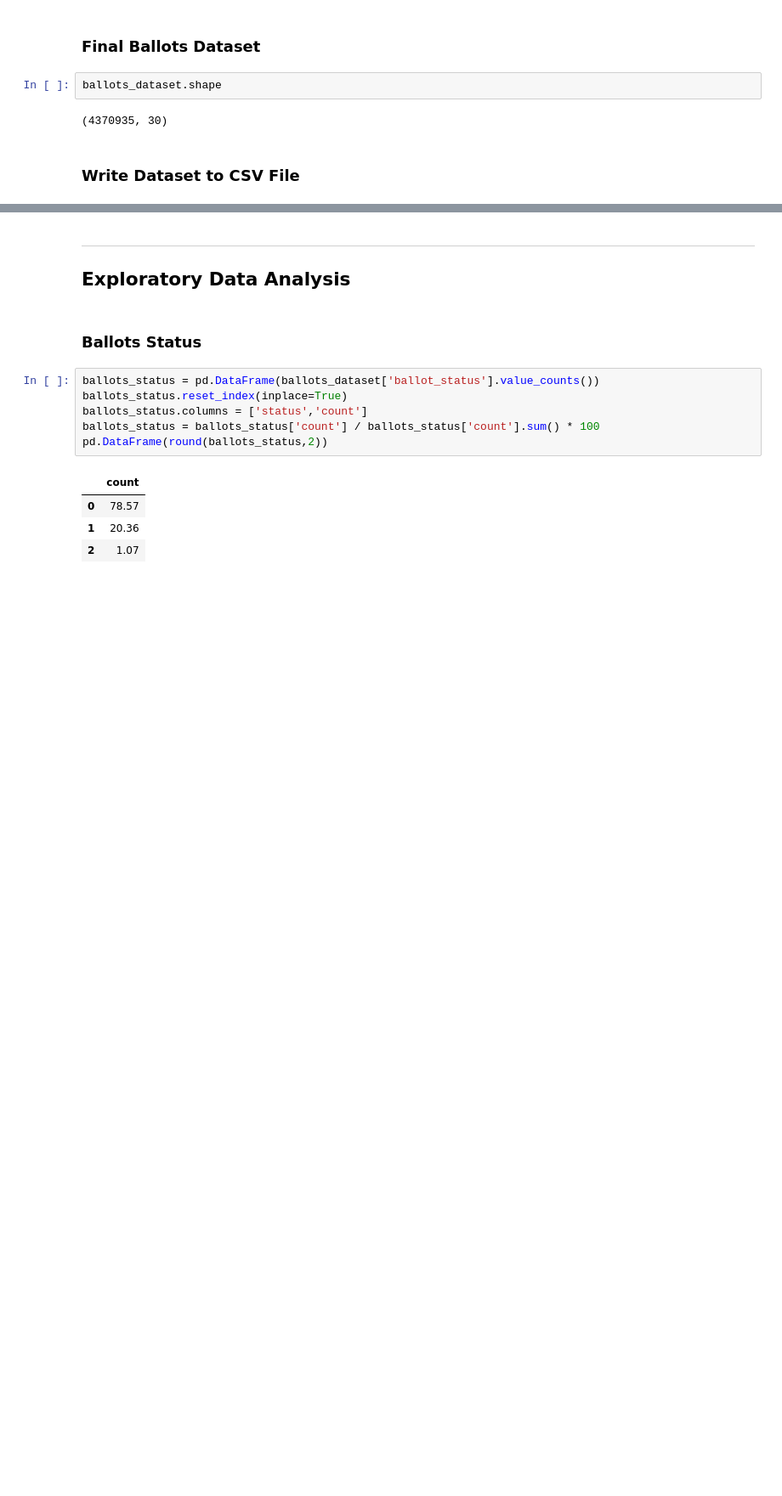
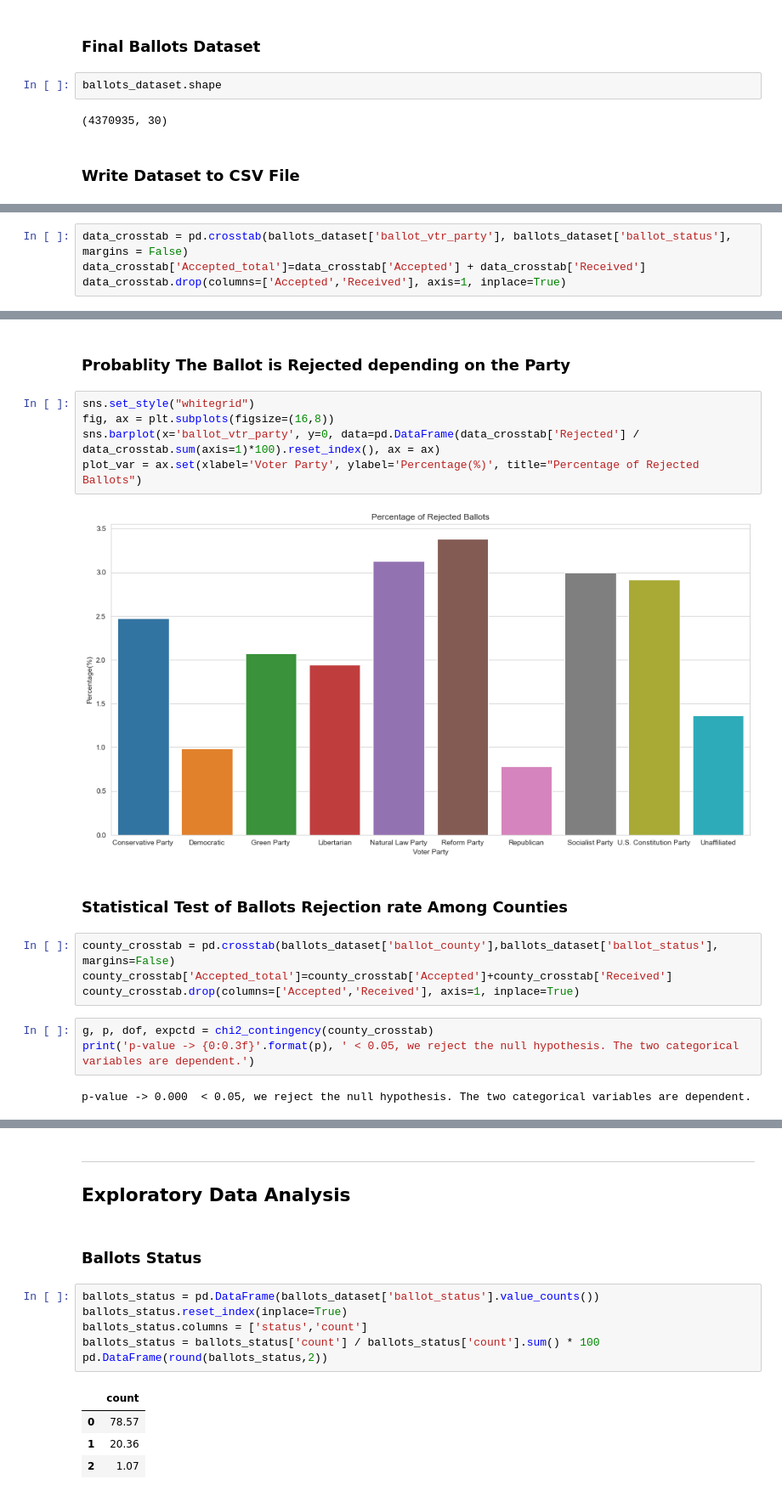
Before and after one commit to lemonaidn/VBM_Rejection_Factors, a Jupyter notebook: Ariel/exploratory_analysis_ballots_data.ipynb, the cells around one changed output, grey strips where cells are left out. Shown: that part at 85% size. Saved outputs shown, nothing was run; the diff lists cells and outputs as text; blank space fills up the shorter version.

```diff
--- a/Ariel/exploratory_analysis_ballots_data.ipynb
+++ b/Ariel/exploratory_analysis_ballots_data.ipynb
@@ -87,0 +119,4 @@ ballots_dataset.to_csv('./ballots_dataset.csv')
+# %%
+data_crosstab = pd.crosstab(ballots_dataset['ballot_vtr_party'], ballots_dataset['ballot_status'], margins = False)
+data_crosstab['Accepted_total']=data_crosstab['Accepted'] + data_crosstab['Received']
+data_crosstab.drop(columns=['Accepted','Received'], axis=1, inplace=True)
@@ -87,0 +144,20 @@ ballots_dataset.to_csv('./ballots_dataset.csv')
+# %% [markdown]
+### Probablity The Ballot is Rejected depending on the Party<a class="anchor" id="partyrejectionprop"></a>
+# %%
+sns.set_style("whitegrid")
+fig, ax = plt.subplots(figsize=(16,8))
+sns.barplot(x='ballot_vtr_party', y=0, data=pd.DataFrame(data_crosstab['Rejected'] / data_crosstab.sum(axis=1)*100).reset_index(), ax = ax)
+plot_var = ax.set(xlabel='Voter Party', ylabel='Percentage(%)', title="Percentage of Rejected Ballots")
+# %% [output]
+[figure, added]
+# %% [markdown]
+### Statistical Test of Ballots Rejection rate Among Counties<a class="anchor" id="countiesrejection"></a>
+# %%
+county_crosstab = pd.crosstab(ballots_dataset['ballot_county'],ballots_dataset['ballot_status'], margins=False)
+county_crosstab['Accepted_total']=county_crosstab['Accepted']+county_crosstab['Received']
+county_crosstab.drop(columns=['Accepted','Received'], axis=1, inplace=True)
+# %%
+g, p, dof, expctd = chi2_contingency(county_crosstab)
+print('p-value -> {0:0.3f}'.format(p), ' < 0.05, we reject the null hypothesis. The two categorical variables are dependent.')
+# %% [output]
+p-value -> 0.000  < 0.05, we reject the null hypothesis. The two categorical variables are dependent.
```
Also changed, not shown: parts of 43 cells of this notebook, 2 other files.
